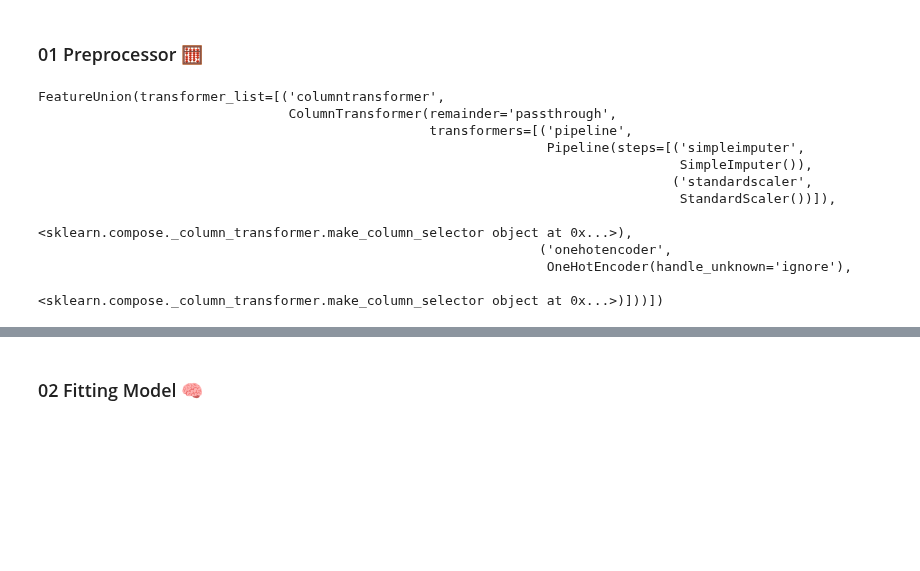
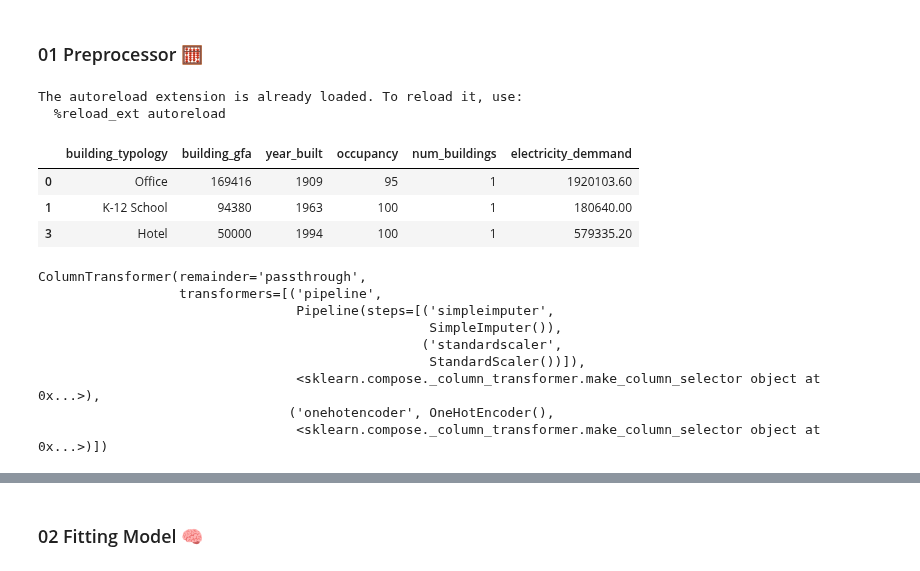
Before and after one commit to hramzan01/project_zero, a Jupyter notebook: nb_utilities_pipe.ipynb, the cells around one changed output, grey strips where cells are left out. Cells and saved outputs as stored; diff of their text form; code cells hidden in the pictures; blank space fills up the shorter version.

```diff
--- a/nb_utilities_pipe.ipynb
+++ b/nb_utilities_pipe.ipynb
@@ -5,6 +5,9 @@
 # %% [markdown]
 ### 01 Preprocessor 🧮
 # %%
+%load_ext autoreload
+%autoreload 2
+
 from sklearn.pipeline import make_pipeline
 from sklearn.pipeline import make_union
 from sklearn.compose import make_column_transformer
@@ -13,43 +16,51 @@ from sklearn.compose import make_column_selector
 from sklearn.preprocessing import StandardScaler
 from sklearn.preprocessing import OneHotEncoder
 from sklearn.impute import SimpleImputer
+
+import pandas as pd
+pd.options.display.float_format = '{:.2f}'.format
+# %% [output]
+The autoreload extension is already loaded. To reload it, use:
+  %reload_ext autoreload
 # %%
 import pandas as pd
 from sklearn.model_selection import train_test_split
+from etl.utilities import Utilities
 
 ## Would load cleaned data using '''load.py''' once data cleaning is done
-data = pd.read_csv('data/raw/csv/data_ext_nyc.csv', low_memory=False)
+data = Utilities().get_training_data()
 
 # create X and y
-X = data.drop(columns='Electricity Use - Grid Purchase (kWh)')
-y = data['Electricity Use - Grid Purchase (kWh)'].fillna(0)
+X = data.drop(columns='electricity_demmand')
+y = data['electricity_demmand']
 
 # create train and test
 X_train, X_test, y_train, y_test = train_test_split(X, y, test_size=0.3)
+data.head(3)
+# %% [output]
+|  | building_typology | building_gfa | year_built | occupancy | num_buildings | electricity_demmand |
+| 0 | Office | 169416 | 1909 | 95 | 1 | 1920103.60 |
+| 1 | K-12 School | 94380 | 1963 | 100 | 1 | 180640.00 |
+| 3 | Hotel | 50000 | 1994 | 100 | 1 | 579335.20 |
-# %%
-num_col = make_column_selector(dtype_include=['float64'])
-cat_col = make_column_selector(dtype_include=['object','bool'])
-
-num_transformer = make_pipeline(SimpleImputer(), StandardScaler())
-cat_transformer = OneHotEncoder(handle_unknown='ignore',)
-
-preproc_basic = make_column_transformer(
-    (num_transformer, num_col),
-    (cat_transformer, cat_col),
-    remainder='passthrough'
-)
-
-preproc_full = make_union(preproc_basic) # can add new column feature here too
-preproc_full
-# %% [output]
-FeatureUnion(transformer_list=[('columntransformer',
-                                ColumnTransformer(remainder='passthrough',
-                                                  transformers=[('pipeline',
-                                                                 Pipeline(steps=[('simpleimputer',
-                                                                                  SimpleImputer()),
-                                                                                 ('standardscaler',
-                                                                                  StandardScaler())]),
-                                                                 <sklearn.compose._column_transformer.make_column_selector object at 0x...>),
-                                                                ('onehotencoder',
-                                                                 OneHotEncoder(handle_unknown='ignore'),
-                                                                 <sklearn.compose._column_transformer.make_column_selector object at 0x...>)]))])
+# %%
+# Preprocessor
+cat_transformer = OneHotEncoder()
+num_transformer = make_pipeline(SimpleImputer(), StandardScaler())
+
+preproc = make_column_transformer(
+    (num_transformer, make_column_selector(dtype_include=['float64'])),
+    (cat_transformer, make_column_selector(dtype_include=['object','bool'])),
+    remainder='passthrough'
+)
+
+preproc
+# %% [output]
+ColumnTransformer(remainder='passthrough',
+                  transformers=[('pipeline',
+                                 Pipeline(steps=[('simpleimputer',
+                                                  SimpleImputer()),
+                                                 ('standardscaler',
+                                                  StandardScaler())]),
+                                 <sklearn.compose._column_transformer.make_column_selector object at 0x...>),
+                                ('onehotencoder', OneHotEncoder(),
+                                 <sklearn.compose._column_transformer.make_column_selector object at 0x...>)])
```
Also changed, not shown: parts of 7 cells of this notebook.
